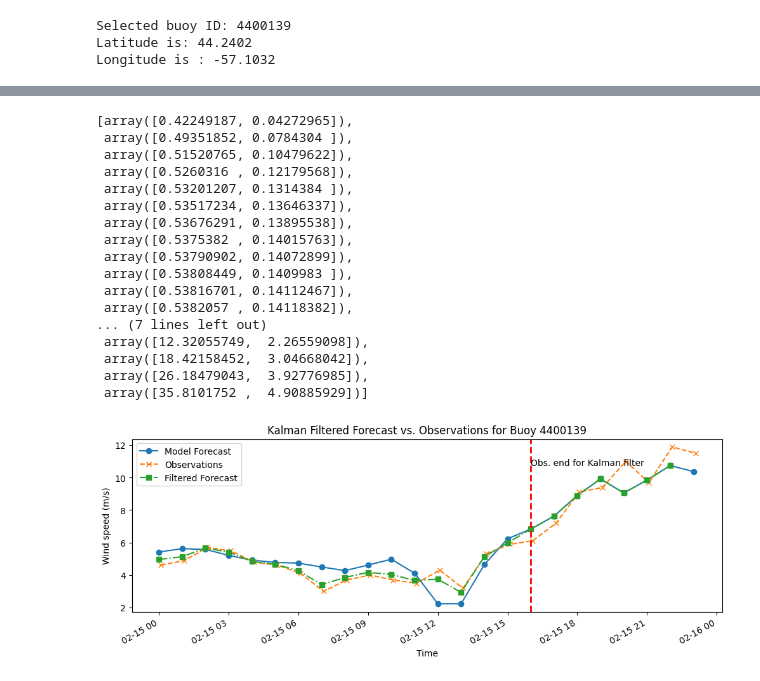
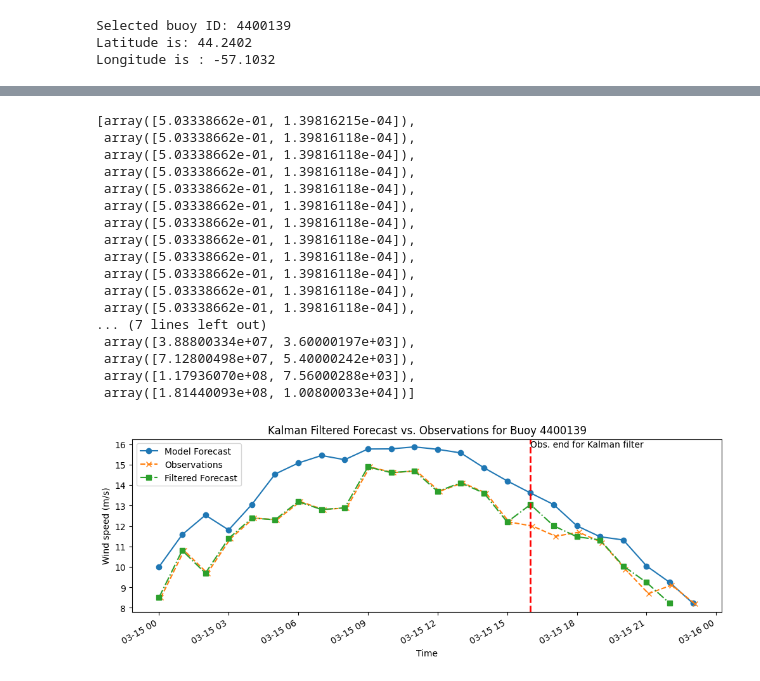
Before and after one commit to jclary-31/Wave_forecast_postprocessing, a Jupyter notebook: Wave.ipynb, the cells around one changed output, grey strips where cells are left out. Drawn from its saved outputs; the diff is of its cells as text; code cells hidden in the pictures.

```diff
--- a/Wave.ipynb
+++ b/Wave.ipynb
@@ -1517,0 +1533,3 @@ np.datetime64('2026-02-15T05:00:00.000000000')
+# %%
+buoy_ids.sort()
+buoy_ids
@@ -1807,10 +1934,12 @@ array([[0.19718891, 0.39437782],
 
 ##################### kalman for PREDICTION!!! state=[x,xprime]
 #####let say I have x only in observation, and not xprime ; I will maybe add it later
+# xpredict=xprime*dt+x
+#xprime_predict=xprime # same derivate, for simplicity
 
-dt=1 # in hour to simplify  for now
+dt=60*60 # convert 1hour in seconds
 
-buoy_id = int(buoy_ids[0])
+buoy_id = int(buoy_ids[1])
 
 observed_data = ds_buoy.sel(buoy_id=buoy_id)
 forecast_data = ds_extract.sel(buoy_id=buoy_id)
@@ -1828,16 +1957,16 @@ x_0 = [forecasts[0],slope0] #initial state estimate
 P_0 = np.diag([0.1, 0.1]) #initial state covariance
 F = [[1,dt],[0,1]] #state transition model, should be 2x2
 H = [[1,0]] #observation model, should be 1x2 (measurement is x, state is [x, xprime])
-Q = np.diag([np.nanvar(np.diff(forecasts)), 0.1]) #process noise covariance (2x2) - adjusted Q[1,1]
+Q = np.diag([np.nanvar(np.diff(forecasts)), 0.1]) #process noise covariance (2x2)
 
 
 # measurement noise covariance (1x1), as dim_z=1
 R = np.array([[np.nanvar(observations[:end_step] - forecasts[:end_step])]])
 
 # Remove the simplified scalar assignments for P, R, Q as they overwrite correct matrix definitions.
-# P=.1
-# R=0.
-# Q=.1
+#P=.1
+#R=0.
+#Q=.1
 
 print(f"Initial State Estimate (x_0): {x_0}")
 print(f"Initial State Covariance (P_0): {P_0}")
@@ -1848,17 +1977,19 @@ print(f"Measurement Noise Covariance (R): {R}")
 
 
 # Instantiate a KalmanFilter object
+##Let say state= [position,slope] BUT only position is measurerd
 kf = KalmanFilter(dim_x=2, dim_z=1) # dim_x is the dimension of the state, dim_z is the dimension of the measurement
 
 # Initialize Kalman filter
 kf.x = np.array(x_0)  # Initial state estimate
 kf.P = P_0 # Initial state covariance
-kf.F = np.array(F)  # State transition matrix (correctly 2x2)
-kf.H = np.array(H)  # Measurement function (correctly 1x2)
-kf.Q = Q  # Process noise covariance (correctly 2x2)
-kf.R = R  # Measurement noise covariance (correctly 1x1)
+kf.F = np.array(F)  # State transition matrix (2x2)
+kf.H = np.array(H)  # Measurement function (1x2)
+kf.Q = Q  # Process noise covariance (2x2)
+kf.R = R  # Measurement noise covariance (1x1)
 
-
+# state transition model (how the system evolves)
+# measurement model (how observations relate to the state).
 
 
 #store the Kalman-filtered estimates
@@ -1867,26 +1998,19 @@ kf_cov = []
 kf_times = []
 
 for i in range(num_steps-1):
-    # Kalman filter prediction based on previous state
-    kf.predict()
 
     # Update the predicted state (kf.x) to be the current forecast
     slope=(forecasts[i+1]-forecasts[i])/dt
     kf.x = np.array([forecasts[i],slope])
 
+    # Kalman filter prediction based state
+    kf.predict()
+
+
     # Kalman Filter update using the observation
     if i < end_step:#len(observations): # update only if obs
       obs_actual = observations[i]
-      # Corrected: Pass a single measurement `obs_actual` to `update`
       kf.update(np.array([obs_actual]))
-    #else:
-      # wei_obs=1/(1+i-end_step)# this is not the best 1/m is harsh # just to try something
-      # kf.update(np.array(
-      #           np.nansum(
-      #               [obs_actual *wei_obs,  kf.x[0]]
-      #               )/(1+wei_obs)
-      #               )
-      #               ) # here I update mix last obs+forecast
 
     kf_states.append(kf.x[0]) #? # kf.x is now a 2-element array [x, xprime]
     kf_cov.append(kf.P[0]) #? # kf.P is now a 2x2 matrix
@@ -1929,18 +2053,18 @@ Measurement Noise Covariance (R): [[0.7377149]]
-[array([0.42249187, 0.04272965]),
- array([0.49351852, 0.0784304 ]),
- array([0.51520765, 0.10479622]),
- array([0.5260316 , 0.12179568]),
- array([0.53201207, 0.1314384 ]),
- array([0.53517234, 0.13646337]),
- array([0.53676291, 0.13895538]),
- array([0.5375382 , 0.14015763]),
- array([0.53790902, 0.14072899]),
- array([0.53808449, 0.1409983 ]),
- array([0.53816701, 0.14112467]),
- array([0.5382057 , 0.14118382]),
+[array([5.03338662e-01, 1.39816215e-04]),
+ array([5.03338662e-01, 1.39816118e-04]),
+ array([5.03338662e-01, 1.39816118e-04]),
+ array([5.03338662e-01, 1.39816118e-04]),
+ array([5.03338662e-01, 1.39816118e-04]),
+ array([5.03338662e-01, 1.39816118e-04]),
+ array([5.03338662e-01, 1.39816118e-04]),
+ array([5.03338662e-01, 1.39816118e-04]),
+ array([5.03338662e-01, 1.39816118e-04]),
+ array([5.03338662e-01, 1.39816118e-04]),
+ array([5.03338662e-01, 1.39816118e-04]),
+ array([5.03338662e-01, 1.39816118e-04]),
 ... (7 lines left out)
- array([12.32055749,  2.26559098]),
- array([18.42158452,  3.04668042]),
- array([26.18479043,  3.92776985]),
- array([35.8101752 ,  4.90885929])]
+ array([3.88800334e+07, 3.60000197e+03]),
+ array([7.12800498e+07, 5.40000242e+03]),
+ array([1.17936070e+08, 7.56000288e+03]),
+ array([1.81440093e+08, 1.00800033e+04])]
-[figure, old version]
+[figure, new version]
```
Also changed, not shown: parts of 39 cells of this notebook.
